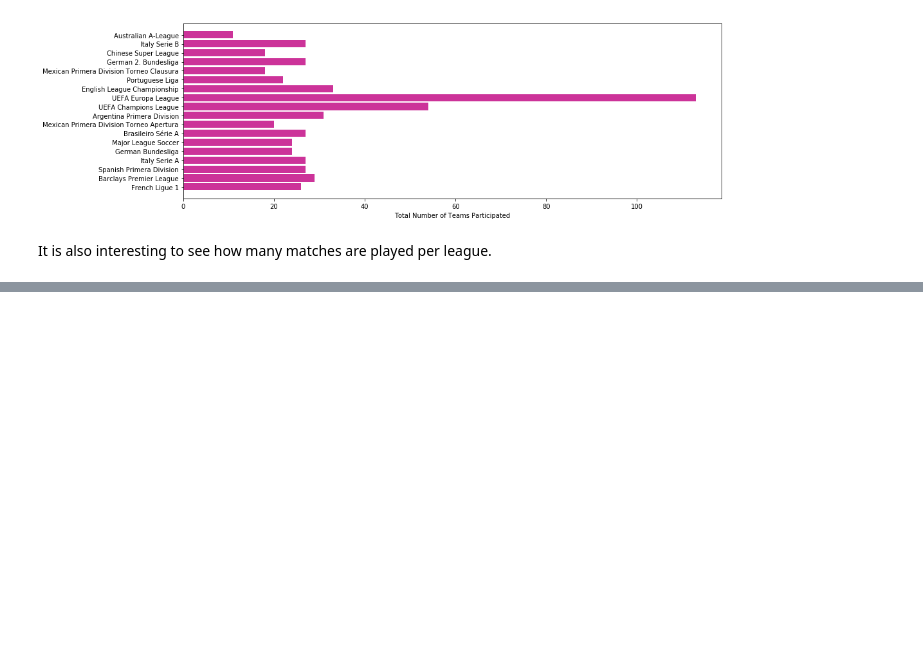
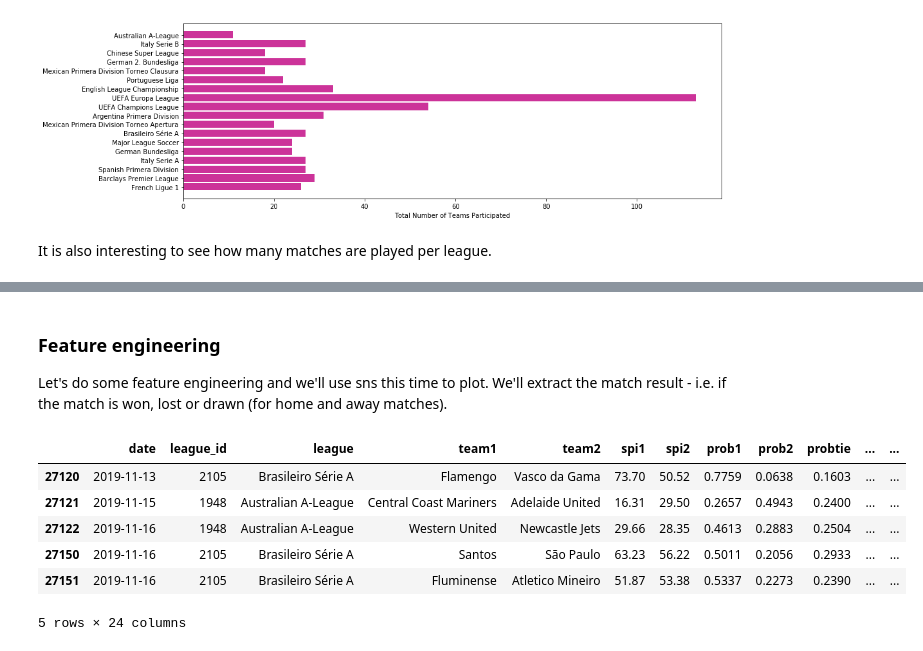
Before and after one commit to Ruturaj4/the_oscars, a Jupyter notebook: notebooks/1.0-rkv-the-oscars.ipynb, the cells around one changed output, grey strips where cells are left out. Cells and saved outputs as stored; diff of their text form; code cells hidden in the pictures; blank space fills up the shorter version.

```diff
--- a/notebooks/1.0-rkv-the-oscars.ipynb
+++ b/notebooks/1.0-rkv-the-oscars.ipynb
@@ -86,0 +150,23 @@ plt.show()
+# %% [markdown]
+### Feature engineering
+
+Let's do some feature engineering and we'll use sns this time to plot. We'll extract the match result - i.e. if the match is won, lost or drawn (for home and away matches).
+# %%
+def home(data):
+    return "W" if data["score1"] > data["score2"] else "L" if data["score2"] > data["score1"] else "D"
+
+def away(data):
+    return "W" if data["score1"] < data["score2"] else "L" if data["score2"] < data["score1"] else "D"
+
+matches['home_outcome'] = matches.apply(lambda row: home(row), axis=1)
+matches['away_outcome'] = matches.apply(lambda row: away(row), axis=1)
+# %%
+matches.tail()
+# %% [output]
+|  | date | league_id | league | team1 | team2 | spi1 | spi2 | prob1 | prob2 | probtie | ... | ... |
+| 27120 | 2019-11-13 | 2105 | Brasileiro Série A | Flamengo | Vasco da Gama | 73.70 | 50.52 | 0.7759 | 0.0638 | 0.1603 | ... | ... |
+| 27121 | 2019-11-15 | 1948 | Australian A-League | Central Coast Mariners | Adelaide United | 16.31 | 29.50 | 0.2657 | 0.4943 | 0.2400 | ... | ... |
+| 27122 | 2019-11-16 | 1948 | Australian A-League | Western United | Newcastle Jets | 29.66 | 28.35 | 0.4613 | 0.2883 | 0.2504 | ... | ... |
+| 27150 | 2019-11-16 | 2105 | Brasileiro Série A | Santos | São Paulo | 63.23 | 56.22 | 0.5011 | 0.2056 | 0.2933 | ... | ... |
+| 27151 | 2019-11-16 | 2105 | Brasileiro Série A | Fluminense | Atletico Mineiro | 51.87 | 53.38 | 0.5337 | 0.2273 | 0.2390 | ... | ... |
+5 rows × 24 columns
```
Also changed, not shown: parts of 17 cells of this notebook, 5 other files.
